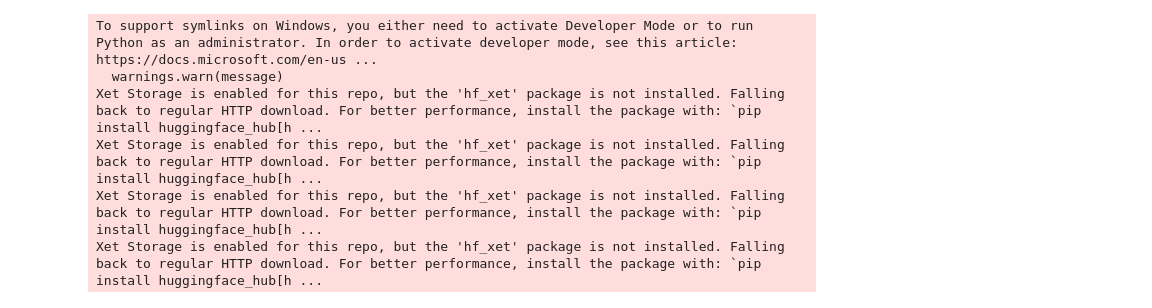
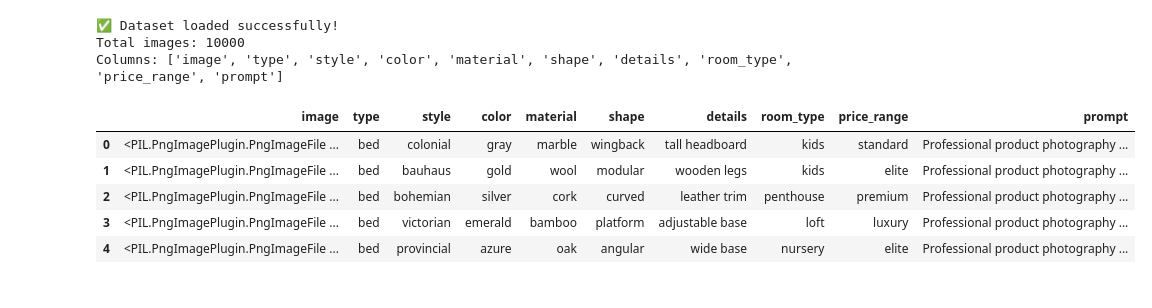
Before and after one commit to Nitika13/102203847_nitika, a Jupyter notebook: notebooks/03_computer_vision.ipynb, the cells around one changed output. Saved outputs shown, nothing was run; the diff lists cells and outputs as text; code cells hidden in the pictures.

```diff
--- a/notebooks/03_computer_vision.ipynb
+++ b/notebooks/03_computer_vision.ipynb
@@ -3,12 +57,23 @@
 # %%
-from datasets import load_dataset
+# Load dataset from Hugging Face
+dataset = load_dataset("filnow/furniture-synthetic-dataset")
 
-# Load dataset
-dataset = load_dataset("filnow/furniture-synthetic-dataset")
+# Combine train + test splits into one dataframe
+df_train = pd.DataFrame(dataset["train"])
+df_test = pd.DataFrame(dataset["test"])
+df = pd.concat([df_train, df_test], ignore_index=True)
+
+print("✅ Dataset loaded successfully!")
+print("Total images:", len(df))
+print("Columns:", df.columns.tolist())
+df.head()
 # %% [output]
-To support symlinks on Windows, you either need to activate Developer Mode or to run Python as an administrator. In order to activate developer mode, see this article: https://docs.microsoft.com/en-us ...
-  warnings.warn(message)
-Xet Storage is enabled for this repo, but the 'hf_xet' package is not installed. Falling back to regular HTTP download. For better performance, install the package with: `pip install huggingface_hub[h ...
-Xet Storage is enabled for this repo, but the 'hf_xet' package is not installed. Falling back to regular HTTP download. For better performance, install the package with: `pip install huggingface_hub[h ...
-Xet Storage is enabled for this repo, but the 'hf_xet' package is not installed. Falling back to regular HTTP download. For better performance, install the package with: `pip install huggingface_hub[h ...
-Xet Storage is enabled for this repo, but the 'hf_xet' package is not installed. Falling back to regular HTTP download. For better performance, install the package with: `pip install huggingface_hub[h ...
+✅ Dataset loaded successfully!
+Total images: 10000
+Columns: ['image', 'type', 'style', 'color', 'material', 'shape', 'details', 'room_type', 'price_range', 'prompt']
+|  | image | type | style | color | material | shape | details | room_type | price_range | prompt |
+| 0 | <PIL.PngImagePlugin.PngImageFile ... | bed | colonial | gray | marble | wingback | tall headboard | kids | standard | Professional product photography ... |
+| 1 | <PIL.PngImagePlugin.PngImageFile ... | bed | bauhaus | gold | wool | modular | wooden legs | kids | elite | Professional product photography ... |
+| 2 | <PIL.PngImagePlugin.PngImageFile ... | bed | bohemian | silver | cork | curved | leather trim | penthouse | premium | Professional product photography ... |
+| 3 | <PIL.PngImagePlugin.PngImageFile ... | bed | victorian | emerald | bamboo | platform | adjustable base | loft | luxury | Professional product photography ... |
+| 4 | <PIL.PngImagePlugin.PngImageFile ... | bed | provincial | azure | oak | angular | wide base | nursery | elite | Professional product photography ... |
```
Also changed, not shown: parts of 10 cells of this notebook, 15 other files.
